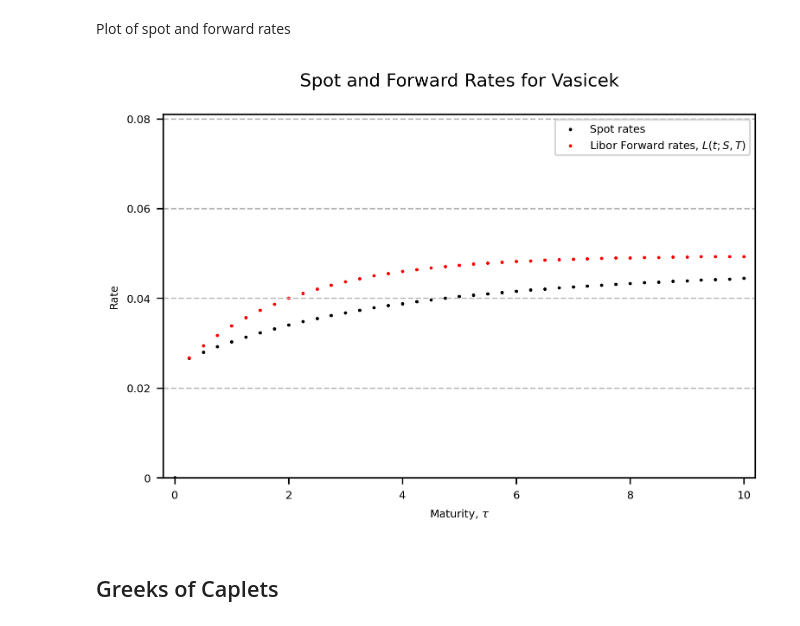
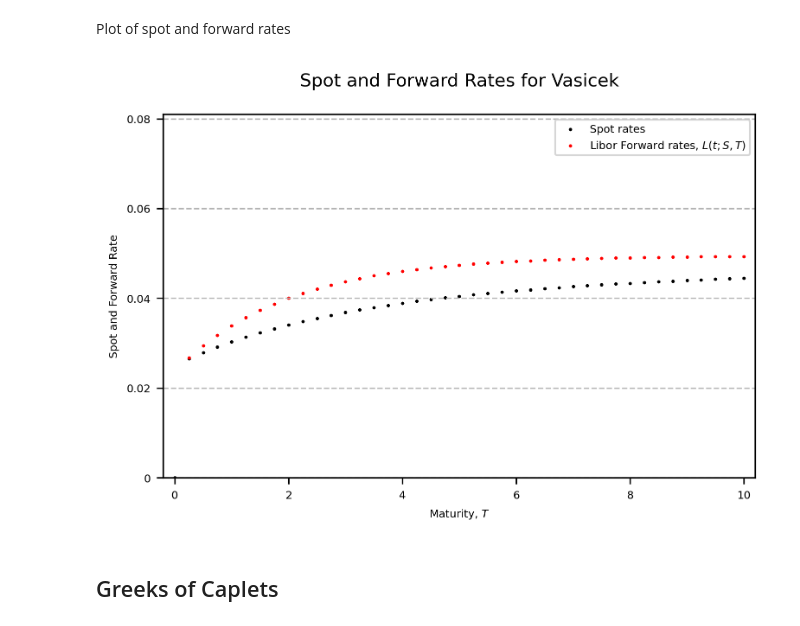
Before and after one commit to HansChristianPOLIT/Fixed-Income-Derivatives, a Jupyter notebook: Greeks.ipynb, the cells around one changed output. Drawn from its saved outputs; the diff is of its cells as text; code cells hidden in the pictures.

```diff
--- a/Greeks.ipynb
+++ b/Greeks.ipynb
@@ -36,37 +33,37 @@ tau = np.array([i*alpha for i in range(0,M+1)])
 # %% [markdown]
 Using that Vasicek possess an Affine term structure:
 # %%
-ZCB_prices = fid.zcb_price_vasicek(r0, a, b, sigma_vasicek, tau)
-spot_rates = fid.spot_rate_vasicek(r0, a, b, sigma_vasicek, tau)
-forward_libor_rates = fid.zcb_to_forward_LIBOR_rates(tau, ZCB_prices, horizon = 1)
+p = fid.zcb_price_vasicek(r0,a,b,sigma_vasicek,T)
+R = fid.spot_rate_vasicek(r0,a,b,sigma_vasicek,T)
+f_libor_3m = fid.zcb_to_forward_LIBOR_rates(T,p,horizon = 1)
 # %% [markdown]
 Plot of spot and forward rates
 # %%
 fig = plt.figure(constrained_layout=False, dpi = 300, figsize = (6,4))
 fig.suptitle(f"Spot and Forward Rates for Vasicek", fontsize = 10)
 gs = fig.add_gridspec(nrows=1,ncols=1,left=0.12,bottom=0.2,right=0.88,top=0.90,wspace=0,hspace=0)
 ax = fig.add_subplot(gs[0,0])
 plt.grid(which='minor', color='grey', linestyle='--')
 
 xticks = [0,2,4,6,8,10]
 ax.set_xticks(xticks)
 ax.set_xticklabels(xticks,fontsize = 6)
 ax.set_xlim([xticks[0]-0.2,xticks[-1]+0.2])
-plt.xlabel(f"Maturity, $\\tau$",fontsize =6)
+plt.xlabel(f"Maturity, $T$",fontsize =6)
 ax.set_yticks([0,0.02,0.04,0.06,0.08])
 ax.set_yticklabels([0,0.02,0.04,0.06,0.08],fontsize = 6)
 ax.set_ylim([0,0.081])
-plt.ylabel(f"Rate",fontsize = 6)
+plt.ylabel(f"Spot and Forward Rate",fontsize = 6)
 plt.grid(axis = 'y', which='major', color=(0.7,0.7,0.7,0), linestyle='--')
-p1 = ax.scatter(tau[0:], spot_rates[0:], s = 3, color = 'black', marker = ".",label="Spot rates")
-p2 = ax.scatter(tau[1:], forward_libor_rates[1:], s = 3, color = 'red', marker = ".",label="Libor Forward rates, $L(t;S,T)$")
+p1 = ax.scatter(T[0:], R[0:], s = 3, color = 'black', marker = ".",label="Spot rates")
+p2 = ax.scatter(T[1:], f_libor_3m[1:], s = 3, color = 'red', marker = ".",label="Libor Forward rates, $L(t;S,T)$")
 plots = [p1,p2]
 labels = [item.get_label() for item in plots]
 ax.legend(plots,labels,loc="upper right",fontsize = 6)
 #
 plt.show()
 # %% [output]
-[figure, old version]
+[figure, new version]
 # %% [markdown]
 ## Greeks of Caplets
 # %% [markdown]
```
Also changed, not shown: parts of 30 cells of this notebook, 3 other files.
